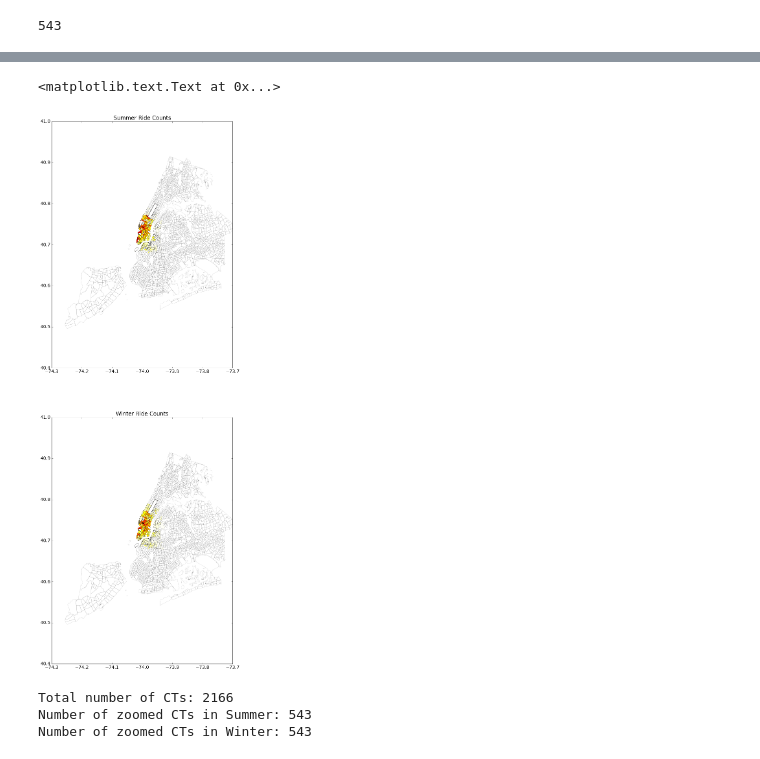
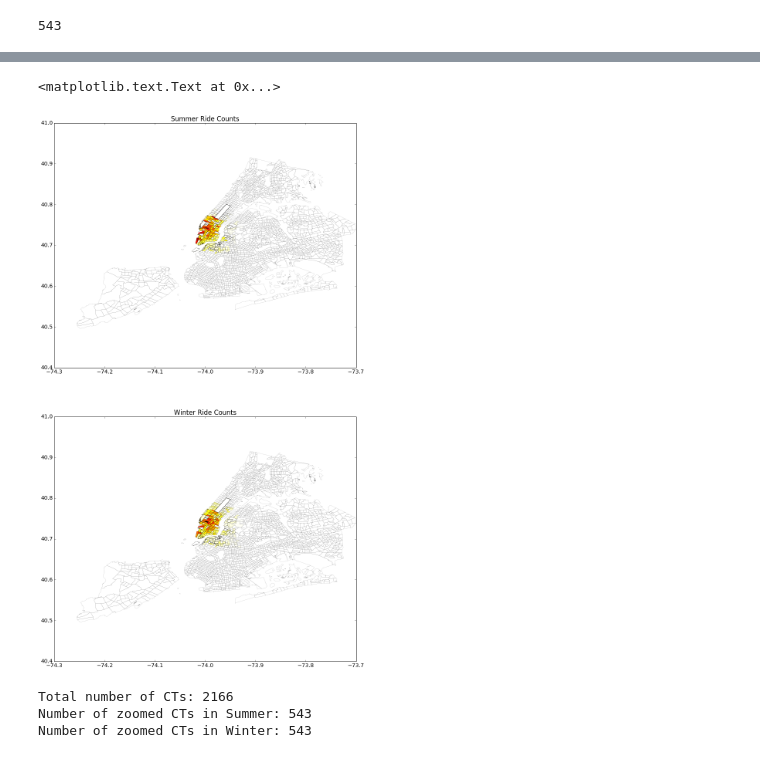
Before and after one commit to jz2575/PUI2016_jz2575, a Jupyter notebook: HW10_jz2575/HW10_2_jz2575.ipynb, the cells around one changed output, grey strips where cells are left out. Cells and saved outputs as stored; diff of their text form; code cells hidden in the pictures.

```diff
--- a/HW10_jz2575/HW10_2_jz2575.ipynb
+++ b/HW10_jz2575/HW10_2_jz2575.ipynb
@@ -309,14 +300,14 @@ ct_shape_WinterAve.head()
 | 1000202 | 1000202 | 1 | Manhattan | E | 000202 | 2.02 | MN28 | Lower East Side | 3809 | ... |
 | 1000202 | 1000202 | 1 | Manhattan | E | 000202 | 2.02 | MN28 | Lower East Side | 3809 | ... |
 # %%
-f, (ax_s, ax_w) = plt.subplots(2, 1, figsize=(10, 30))
+f, (ax_s, ax_w) = plt.subplots(2, 1, figsize=(14, 25))
 ct_shape_SummerAve.plot(column='SummerAve', cmap='hot_r', alpha=1, linewidth=0.1, ax=ax_s)
 ax_s.set_title("Summer Ride Counts")
 ct_shape_WinterAve.plot(column='WinterAve', cmap='hot_r', alpha=1, linewidth=0.1, ax=ax_w)
 ax_w.set_title("Winter Ride Counts")
 # %% [output]
 <matplotlib.text.Text at 0x...>
-[figure, old version]
+[figure, new version]
 # %%
 ct_shape_SummerAve_Zoom = (ct_shape_SummerAve[ct_shape_SummerAve.centroid
                                              .apply(lambda c:c.x>-74.1 and c.x<-73.92 and
```
Also changed, not shown: parts of 28 cells of this notebook.
